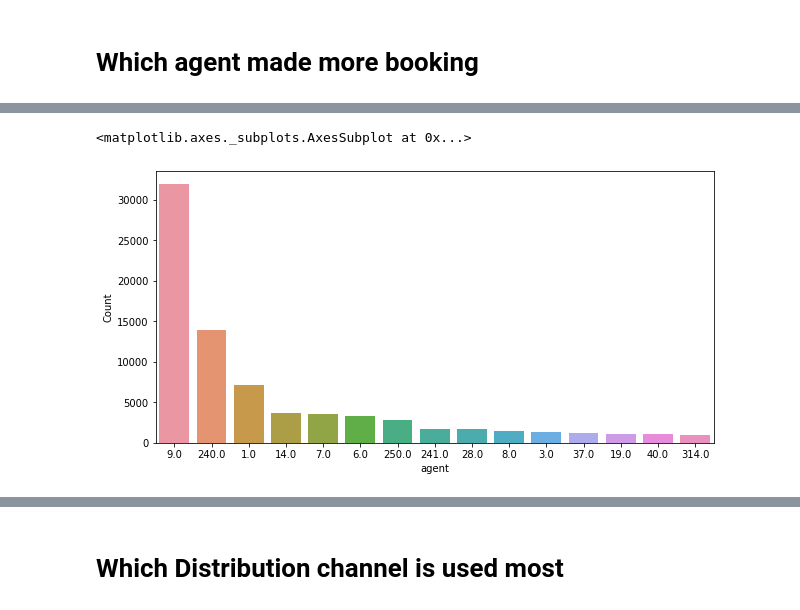
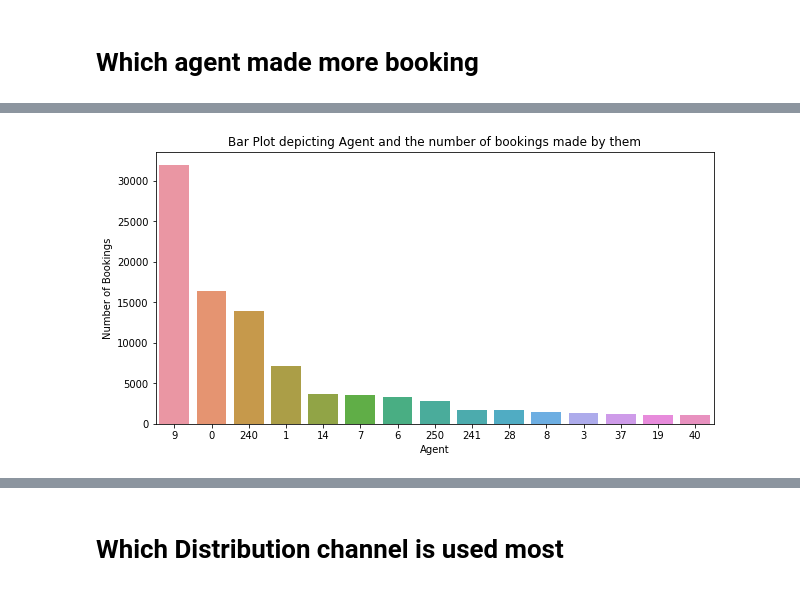
Before and after one commit to rimshaharmaen/EDA-Hotel-Booking-Analysis, a Jupyter notebook: Rimsha_Harmaen_Hotel_Booking.ipynb, the cells around one changed output, grey strips where cells are left out. Cells and saved outputs as stored; diff of their text form; code cells hidden in the pictures.

Commit message:
worked on distribution channel,country visits

```diff
--- a/Rimsha_Harmaen_Hotel_Booking.ipynb
+++ b/Rimsha_Harmaen_Hotel_Booking.ipynb
@@ -72,3 +137,5 @@ df.describe()
+# %%
+df[['agent']] = df[['agent']].fillna(0)
 # %% [markdown]
 # **Which Room type is in Demand??**
 # %%
@@ -133,8 +191,10 @@ Name: agent, Length: 119390, dtype: float64
+# %%
+df[['agent']] = df[[ 'agent']].astype('int64')
 # %%
-
-agnt_bookng_count=df['agent'].value_counts()
-agnt_bookng_count=agnt_bookng_count.reset_index()
-agnt_bookng_count.rename(columns = {'index':'agent','agent':'Count'}, inplace = True)
-agnt_bookng_count
+#creating a dataframe which finds the number of booking by each agent
+agnt_vs_booking_df=df['agent'].value_counts()
+agnt_vs_booking_df=agnt_vs_booking_df.reset_index()
+agnt_vs_booking_df.rename(columns = {'index':'agent','agent':'Count'}, inplace = True)
+agnt_vs_booking_df
 # %% [output]
 |  | agent | Count |
@@ -153,3 +212,0 @@ agnt_bookng_count
-# %%
-agnt_vs_booking_df=agnt_bookng_count.sort_values(by="Count",ascending = False)
-agnt_vs_booking_df
@@ -170,9 +213,12 @@ agnt_vs_booking_df
 # %%
 #agnt_vs_booking_df.plot(x="agent",y=["index"],kind="bar")
 agnt_vs_booking_df.drop(agnt_vs_booking_df[agnt_vs_booking_df["Count"]==0.0].index,inplace=True)
 agnt_vs_booking_df=agnt_vs_booking_df[:15]
 plt.figure(figsize = (10,5))
 sns.barplot(x = 'agent', y = 'Count',data = agnt_vs_booking_df, order = agnt_vs_booking_df.sort_values('Count', ascending = False).agent)
+plt.title("Bar Plot depicting Agent and the number of bookings made by them")
+plt.xlabel("Agent")
+plt.ylabel("Number of Bookings")
+plt.show()
 # %% [output]
-<matplotlib.axes._subplots.AxesSubplot at 0x...>
-[figure, old version]
+[figure, new version]
```
Also changed, not shown: parts of 51 cells of this notebook.
